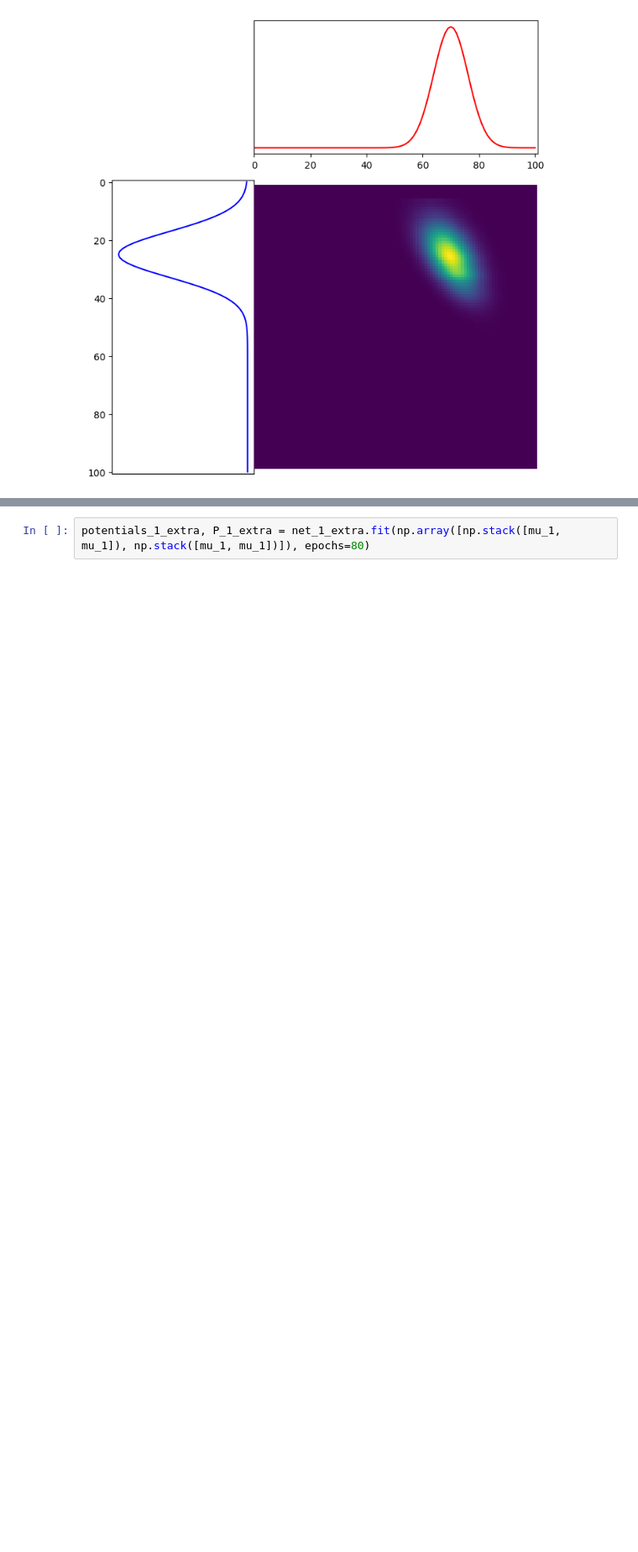
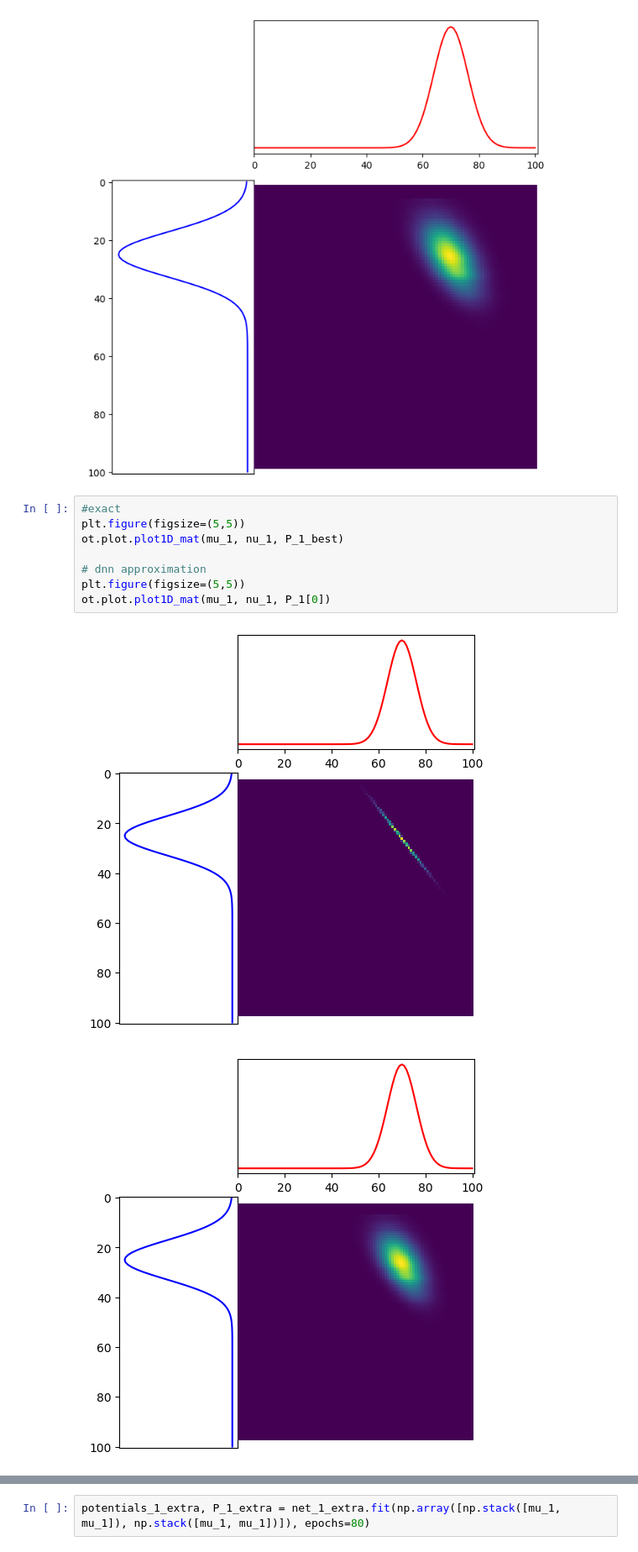
Before and after one commit to manyasha-n-m/Computational-OT, a Jupyter notebook: OT-NN-Sinkhorn.ipynb, the cells around one changed output, grey strips where cells are left out. Shown: that part at 84% size. Saved outputs shown, nothing was run; the diff lists cells and outputs as text; blank space fills up the shorter version.

```diff
--- a/OT-NN-Sinkhorn.ipynb
+++ b/OT-NN-Sinkhorn.ipynb
@@ -309,3 +313,14 @@ net_2 = Shannon_network(C_2, 1)
 potentials_1, P_1 = net_1.fit(np.array([np.stack([mu_1, nu_1]), np.stack([mu_1, nu_1])]), epochs=80)
 # %% [output]
 [figure]
+# %%
+#exact
+plt.figure(figsize=(5,5))
+ot.plot.plot1D_mat(mu_1, nu_1, P_1_best)
+
+# dnn approximation
+plt.figure(figsize=(5,5))
+ot.plot.plot1D_mat(mu_1, nu_1, P_1[0])
+# %% [output]
+[figure, added]
+[figure, added]
```
Also changed, not shown: parts of 16 cells of this notebook.
